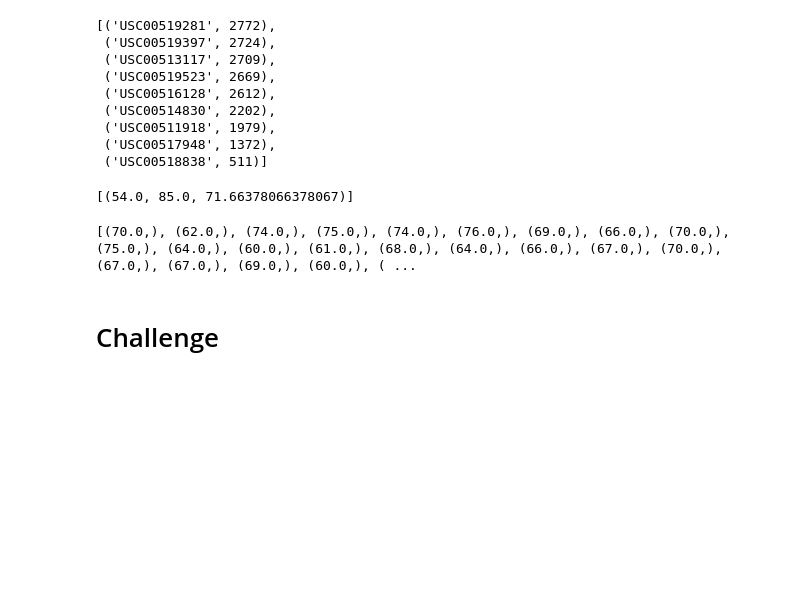
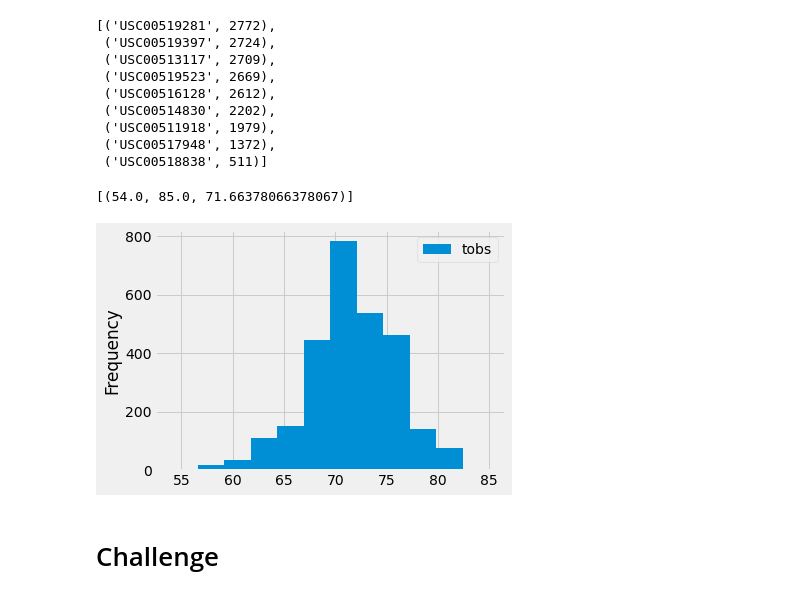
Before and after one commit to farbodjs/surfs_up, a Jupyter notebook: climate_analysis.ipynb, the cells around one changed output. Cells and saved outputs as stored; diff of their text form; code cells hidden in the pictures; blank space fills up the shorter version.

```diff
--- a/climate_analysis.ipynb
+++ b/climate_analysis.ipynb
@@ -131,11 +131,13 @@ filter(Measurement.station == 'USC00519281').all()
 # %%
 # Choose the station with the highest number of temperature observations.
 # Query the last 12 months of temperature observation data for this station and plot the results as a histogram
 results = session.query(Measurement.tobs).\
 filter(Measurement.station == 'USC00519281').all()
-print(results)
+df = pd.DataFrame(results, columns=['tobs'])
+df.plot.hist(bins=12)
+plt.tight_layout()
 # %% [output]
-[(70.0,), (62.0,), (74.0,), (75.0,), (74.0,), (76.0,), (69.0,), (66.0,), (70.0,), (75.0,), (64.0,), (60.0,), (61.0,), (68.0,), (64.0,), (66.0,), (67.0,), (70.0,), (67.0,), (67.0,), (69.0,), (60.0,), ( ...
+[figure, added]
 # %%
 # Write a function called `calc_temps` that will accept start date and end date in the format '%Y-%m-%d'
 # and return the minimum, average, and maximum temperatures for that range of dates
```
Also changed, not shown: 1 other file.
